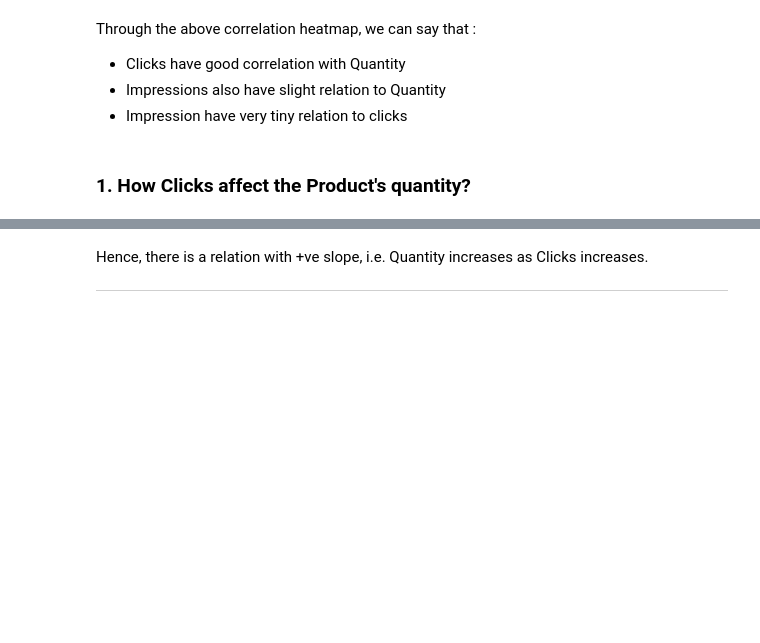
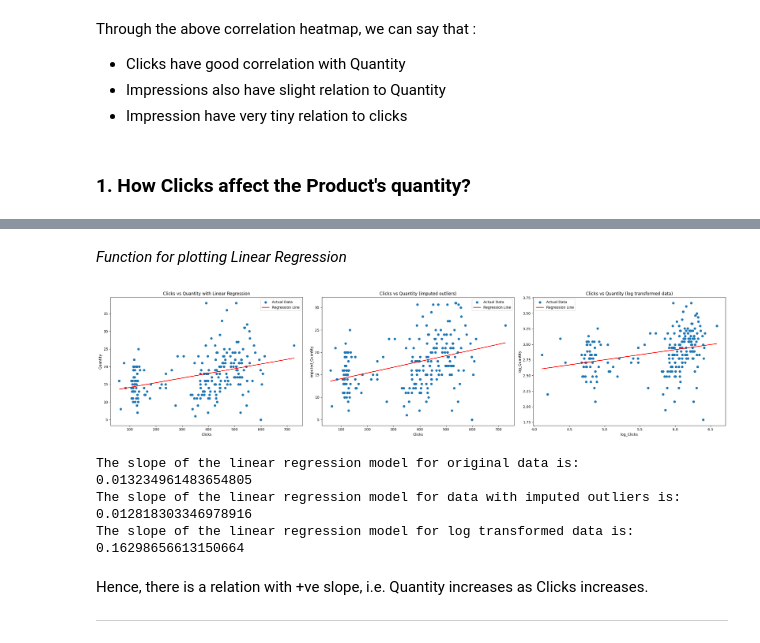
Before and after one commit to thejatingupta7/Demand_Forecasting_for_E_commerce, a Jupyter notebook: notebook_week1.ipynb, the cells around one changed output, grey strips where cells are left out. Drawn from its saved outputs; the diff is of its cells as text; code cells hidden in the pictures; blank space fills up the shorter version.

```diff
--- a/notebook_week1.ipynb
+++ b/notebook_week1.ipynb
@@ -283,3 +268,44 @@ The slope of the linear regression model for log transformed data is: 0.16298656
+# %% [markdown]
+<i>Function for plotting Linear Regression
+# %%
+# Define function for plotting regression
+def plot_regression(df, x_col, y_col, title, ax):
+    x = df[x_col].values.reshape(-1, 1)
+    y = df[y_col].values
+
+    model = LinearRegression()
+    model.fit(x, y)
+    y_pred = model.predict(x)
+    slope = model.coef_[0]
+
+    ax.scatter(df[x_col], df[y_col], label='Actual Data')
+    ax.plot(df[x_col], y_pred, color='red', label='Regression Line')
+    ax.set_title(title)
+    ax.set_xlabel(x_col)
+    ax.set_ylabel(y_col)
+    ax.legend()
+    return slope
+# %%
+# Create subplots for plotting
+fig, axes = plt.subplots(1, 3, figsize=(25, 6))
+
+# Plotting regression for different scenarios
+slope_original = plot_regression(df, 'Clicks', 'Quantity', 'Clicks vs Quantity with Linear Regression', axes[0])
+imputed_slope = plot_regression(df, 'Clicks', 'imputed_Quantity', 'Clicks vs Quantity (imputed outliers)', axes[1])
+slope_log = plot_regression(df, 'log_Clicks', 'log_Quantity', 'Clicks vs Quantity (log transformed data)', axes[2])
+
+plt.tight_layout()
+plt.show()
+
+# Print slopes
+print(f"The slope of the linear regression model for original data is: {slope_original}")
+print(f"The slope of the linear regression model for data with imputed outliers is: {imputed_slope}")
+print(f"The slope of the linear regression model for log transformed data is: {slope_log}")
+# %% [output]
+[figure, added]
+The slope of the linear regression model for original data is: 0.013234961483654805
+The slope of the linear regression model for data with imputed outliers is: 0.012818303346978916
+The slope of the linear regression model for log transformed data is: 0.16298656613150664
 # %% [markdown]
 Hence, there is a relation with +ve slope, i.e. Quantity increases as Clicks increases.
 ***
```
Also changed, not shown: parts of 103 cells of this notebook.
